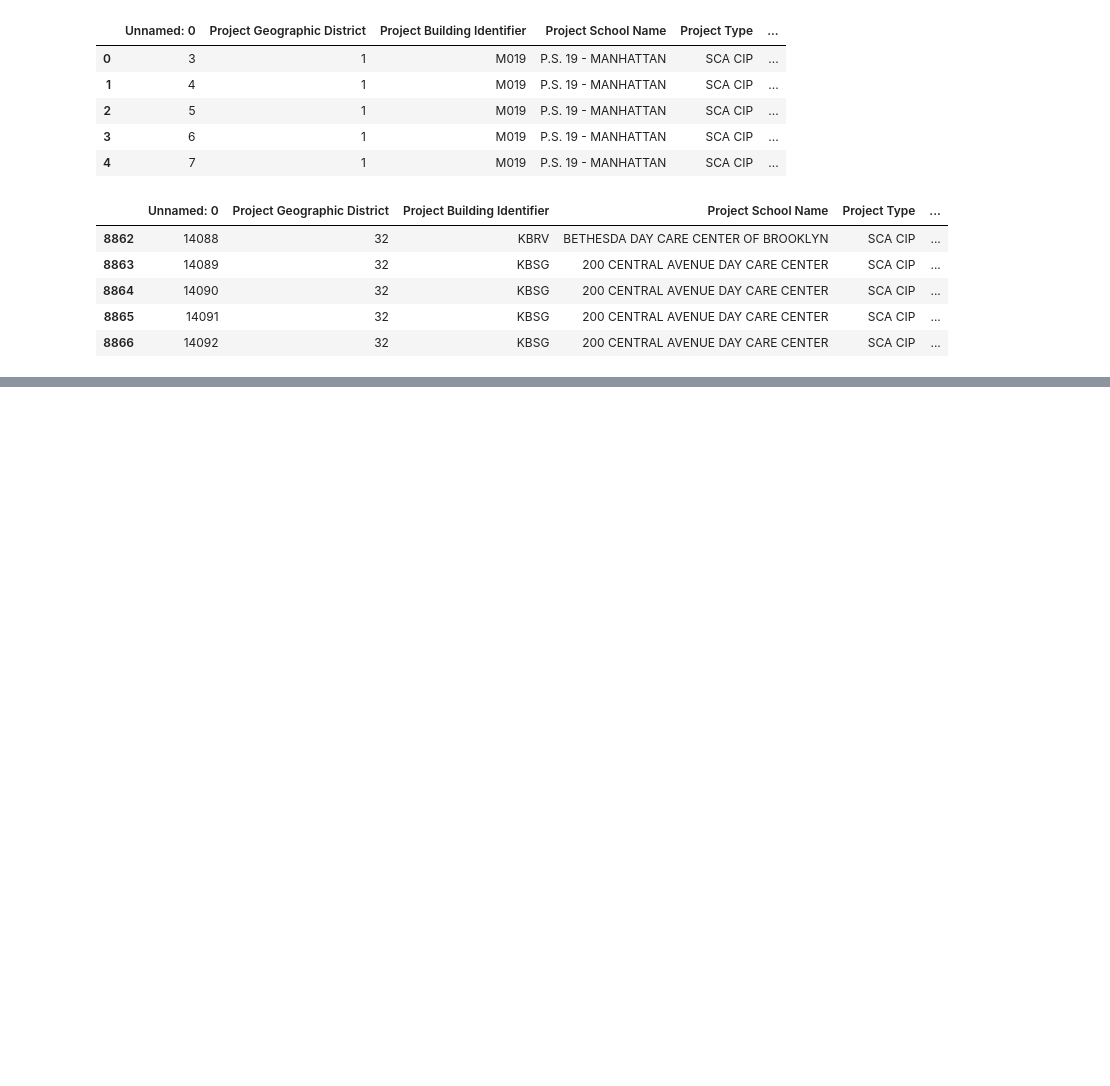
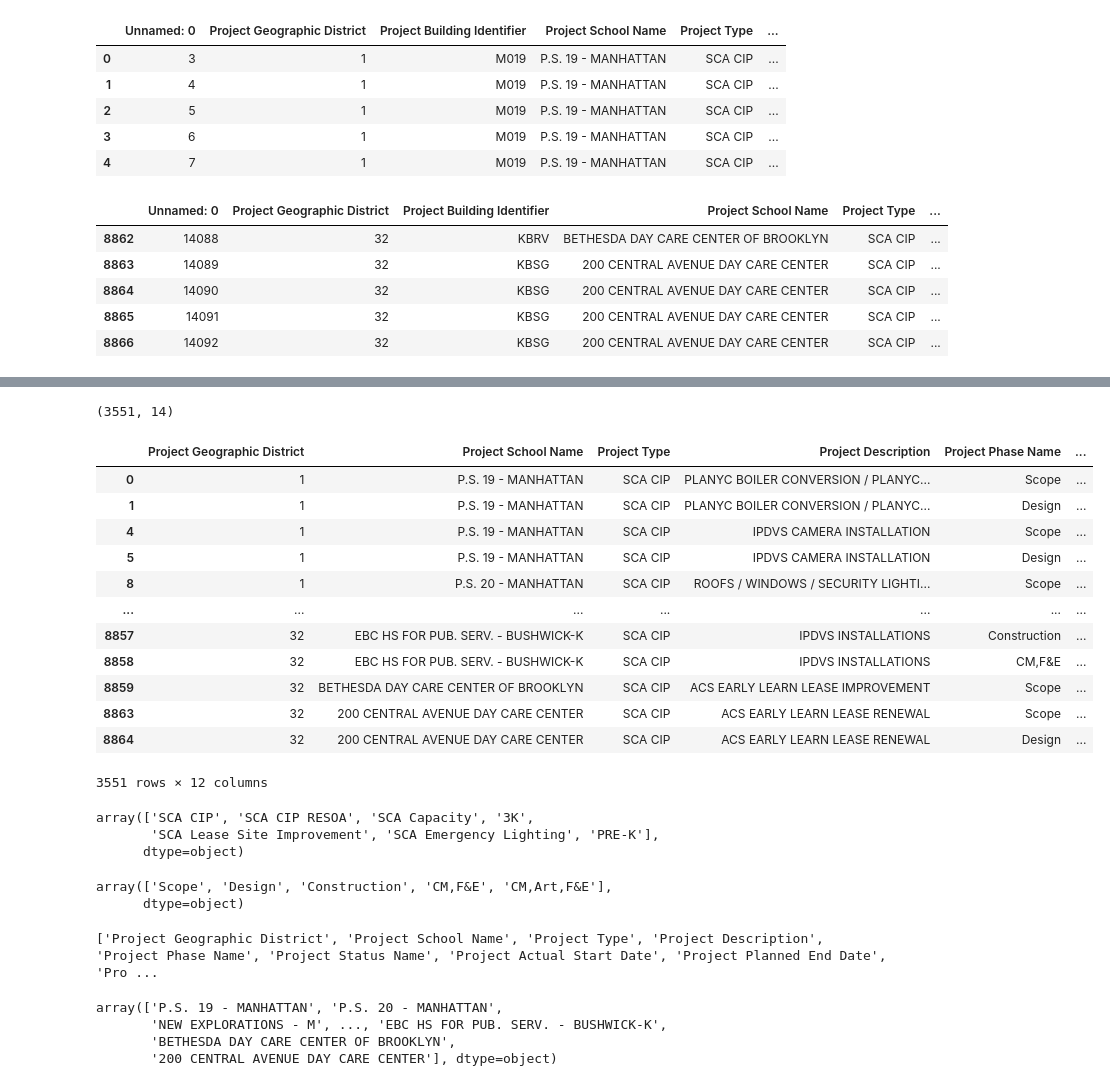
Before and after one commit to Deelaw15/Construction-Delay-Analysis, a Jupyter notebook: Delay prediction.ipynb, the cells around one changed output, grey strips where cells are left out. Cells and saved outputs as stored; diff of their text form; code cells hidden in the pictures; blank space fills up the shorter version.

```diff
--- a/Delay prediction.ipynb
+++ b/Delay prediction.ipynb
@@ -32,3 +32,18 @@ df.tail(5)
 | 8864 | 14090 | 32 | KBSG | 200 CENTRAL AVENUE DAY CARE CENTER | SCA CIP | ... |
 | 8865 | 14091 | 32 | KBSG | 200 CENTRAL AVENUE DAY CARE CENTER | SCA CIP | ... |
 | 8866 | 14092 | 32 | KBSG | 200 CENTRAL AVENUE DAY CARE CENTER | SCA CIP | ... |
+# %%
+# Dropping only rows where any of the critical date columns are missing
+
+df_new = df.dropna(subset=[
+    'Project Phase Actual Start Date',
+    'Project Phase Planned End Date',
+    'Project Phase Actual End Date'
+])
+# %%
+df_new = df_new.rename(columns={'Project Phase Actual Start Date': 'Project Actual Start Date',
+                                'Project Phase Planned End Date': 'Project Planned End Date',
+                                'Project Phase Actual End Date': 'Project Actual End Date',
+                                'Project Budget Amount Clean': 'Budget',
+                                'Final Estimate of Actual Costs Through End of Phase Amount': 'Final_Estimate',
+                                'Total Phase Actual Spending Amount': 'Actual_Spend'})
@@ -34,0 +59,46 @@ df.tail(5)
+# %%
+df_new.shape
+# %% [output]
+(3551, 14)
+# %%
+df_new.columns = df_new.columns.str.strip()
+# %%
+df_new = df_new.drop(columns=['Unnamed: 0', 'Project Building Identifier'])
+# %%
+df_new
+# %% [output]
+|  | Project Geographic District | Project School Name | Project Type | Project Description | Project Phase Name | ... |
+| 0 | 1 | P.S. 19 - MANHATTAN | SCA CIP | PLANYC BOILER CONVERSION / PLANYC... | Scope | ... |
+| 1 | 1 | P.S. 19 - MANHATTAN | SCA CIP | PLANYC BOILER CONVERSION / PLANYC... | Design | ... |
+| 4 | 1 | P.S. 19 - MANHATTAN | SCA CIP | IPDVS CAMERA INSTALLATION | Scope | ... |
+| 5 | 1 | P.S. 19 - MANHATTAN | SCA CIP | IPDVS CAMERA INSTALLATION | Design | ... |
+| 8 | 1 | P.S. 20 - MANHATTAN | SCA CIP | ROOFS / WINDOWS / SECURITY LIGHTI... | Scope | ... |
+| ... | ... | ... | ... | ... | ... | ... |
+| 8857 | 32 | EBC HS FOR PUB. SERV. - BUSHWICK-K | SCA CIP | IPDVS INSTALLATIONS | Construction | ... |
+| 8858 | 32 | EBC HS FOR PUB. SERV. - BUSHWICK-K | SCA CIP | IPDVS INSTALLATIONS | CM,F&E | ... |
+| 8859 | 32 | BETHESDA DAY CARE CENTER OF BROOKLYN | SCA CIP | ACS EARLY LEARN LEASE IMPROVEMENT | Scope | ... |
+| 8863 | 32 | 200 CENTRAL AVENUE DAY CARE CENTER | SCA CIP | ACS EARLY LEARN LEASE RENEWAL | Scope | ... |
+| 8864 | 32 | 200 CENTRAL AVENUE DAY CARE CENTER | SCA CIP | ACS EARLY LEARN LEASE RENEWAL | Design | ... |
+3551 rows × 12 columns
+# %%
+df_new['Project Type'].unique()
+# %% [output]
+array(['SCA CIP', 'SCA CIP RESOA', 'SCA Capacity', '3K',
+       'SCA Lease Site Improvement', 'SCA Emergency Lighting', 'PRE-K'],
+      dtype=object)
+# %%
+df_new['Project Phase Name'].unique()
+# %% [output]
+array(['Scope', 'Design', 'Construction', 'CM,F&E', 'CM,Art,F&E'],
+      dtype=object)
+# %%
+print(df_new.columns.tolist())
+# %% [output]
+['Project Geographic District', 'Project School Name', 'Project Type', 'Project Description', 'Project Phase Name', 'Project Status Name', 'Project Actual Start Date', 'Project Planned End Date', 'Pro ...
+# %%
+df_new['Project School Name'].unique()
+# %% [output]
+array(['P.S. 19 - MANHATTAN', 'P.S. 20 - MANHATTAN',
+       'NEW EXPLORATIONS - M', ..., 'EBC HS FOR PUB. SERV. - BUSHWICK-K',
+       'BETHESDA DAY CARE CENTER OF BROOKLYN',
+       '200 CENTRAL AVENUE DAY CARE CENTER'], dtype=object)
```
Also changed, not shown: parts of 5 cells of this notebook.
